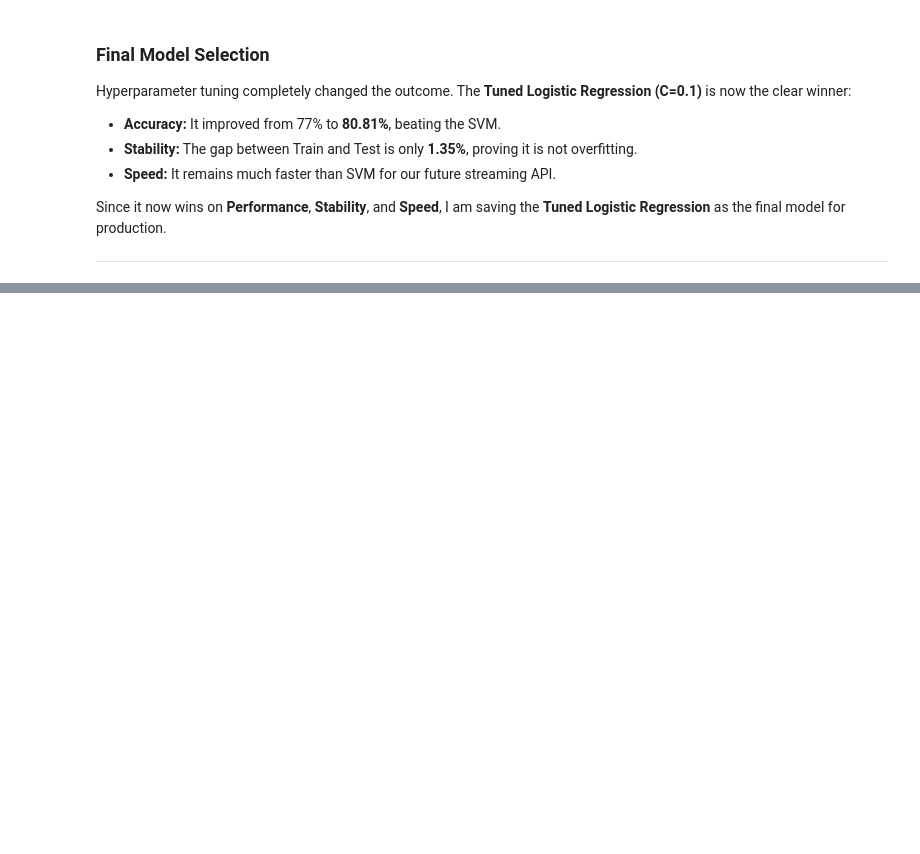
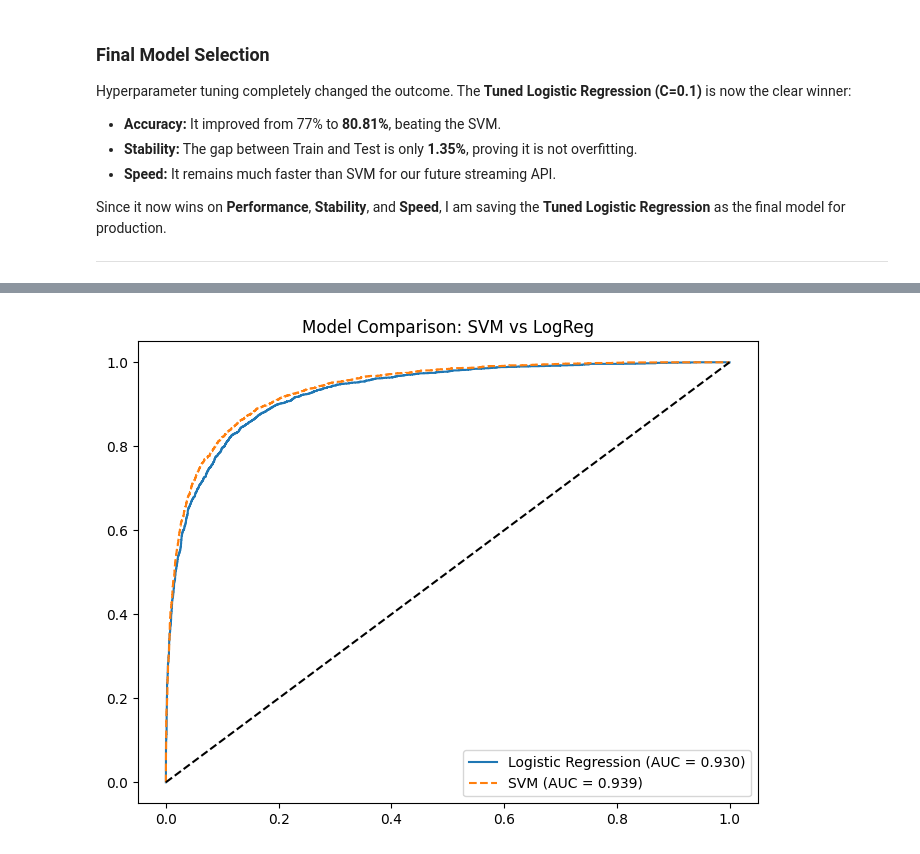
Before and after one commit to laamiri-kaoutar/Aerostream, a Jupyter notebook: notebooks/4_Training_Evaluation.ipynb, the cells around one changed output, grey strips where cells are left out. Saved outputs shown, nothing was run; the diff lists cells and outputs as text; code cells hidden in the pictures; blank space fills up the shorter version.

Commit message:
ML: Add GridSearch optimization and ROC-AUC comparison logic

```diff
--- a/notebooks/4_Training_Evaluation.ipynb
+++ b/notebooks/4_Training_Evaluation.ipynb
@@ -321,0 +353,27 @@ print(f"Test Accuracy: {accuracy_score(y_test, best_lr.predict(X_test)):.2%}")
+# %%
+from sklearn.metrics import roc_curve, auc
+from sklearn.preprocessing import label_binarize
+import matplotlib.pyplot as plt
+
+classes = ['negative', 'neutral', 'positive']
+y_test_bin = label_binarize(y_test, classes=classes)
+y_score_svm = models["Support Vector Machine (SVM)"].predict_proba(X_test)
+# %%
+# 1. Get LogReg Scores
+y_score_lr = best_lr.predict_proba(X_test)
+
+# 2. Calculate Averages (Micro)
+fpr_svm, tpr_svm, _ = roc_curve(y_test_bin.ravel(), y_score_svm.ravel())
+fpr_lr, tpr_lr, _ = roc_curve(y_test_bin.ravel(), y_score_lr.ravel())
+
+# 3. Plot Comparison
+plt.figure(figsize=(8, 6))
+plt.plot(fpr_lr, tpr_lr, label=f'Logistic Regression (AUC = {auc(fpr_lr, tpr_lr):.3f})')
+plt.plot(fpr_svm, tpr_svm, label=f'SVM (AUC = {auc(fpr_svm, tpr_svm):.3f})', linestyle='--')
+
+plt.plot([0, 1], [0, 1], 'k--')
+plt.title('Model Comparison: SVM vs LogReg')
+plt.legend()
+plt.show()
+# %% [output]
+[figure, added]
```
Also changed, not shown: parts of 7 cells of this notebook, 1 other file.
